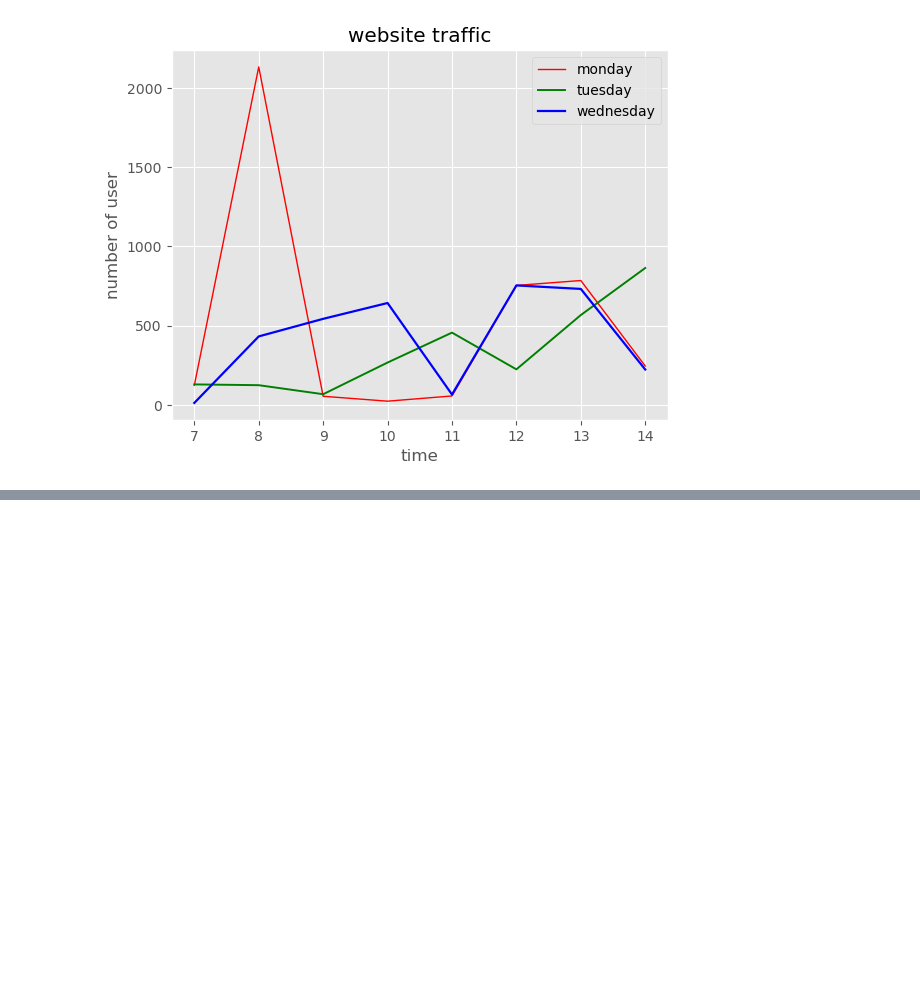
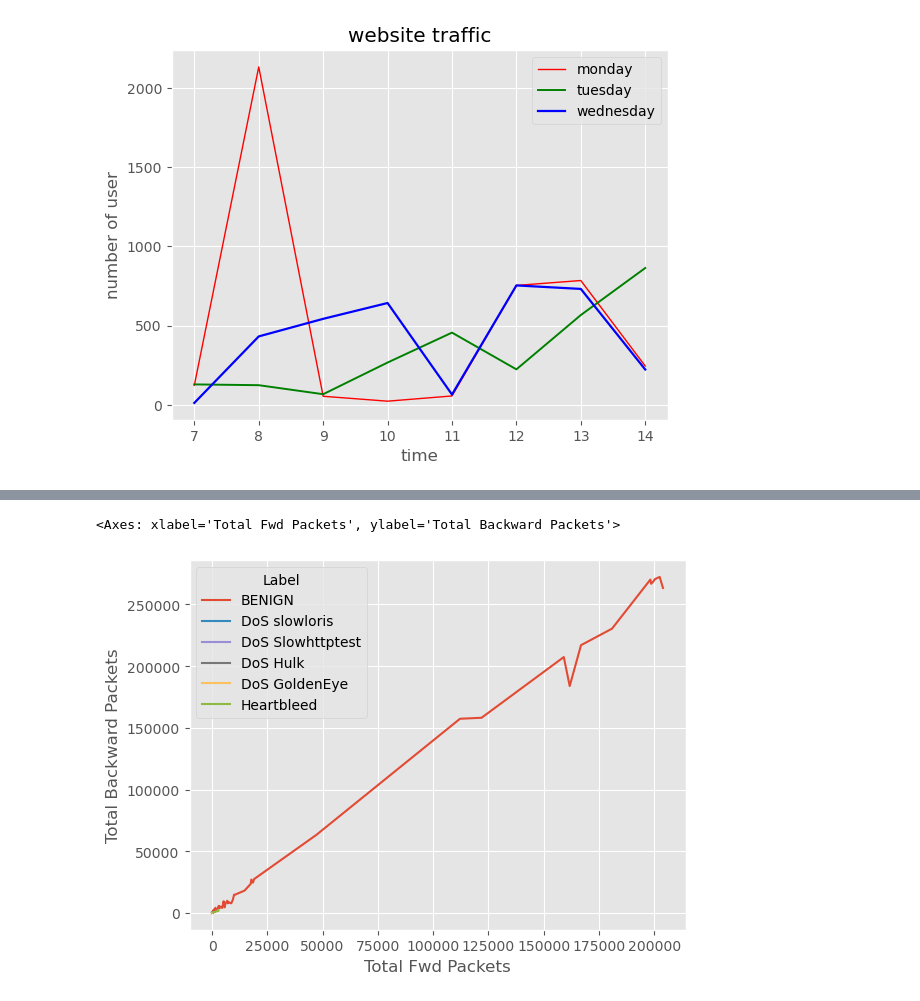
Before and after one commit to rosangithub/datascience, a Jupyter notebook: learning.ipynb, the cells around one changed output, grey strips where cells are left out. Saved outputs shown, nothing was run; the diff lists cells and outputs as text; code cells hidden in the pictures; blank space fills up the shorter version.

```diff
--- a/learning.ipynb
+++ b/learning.ipynb
@@ -374,0 +449,6 @@ plt.show()
+# %%
+df.columns=df.columns.str.strip()
+sns.lineplot(x='Total Fwd Packets',y='Total Backward Packets',data=df,hue='Label')
+# %% [output]
+<Axes: xlabel='Total Fwd Packets', ylabel='Total Backward Packets'>
+[figure, added]
```
Also changed, not shown: parts of 17 cells of this notebook, 1 other file.
